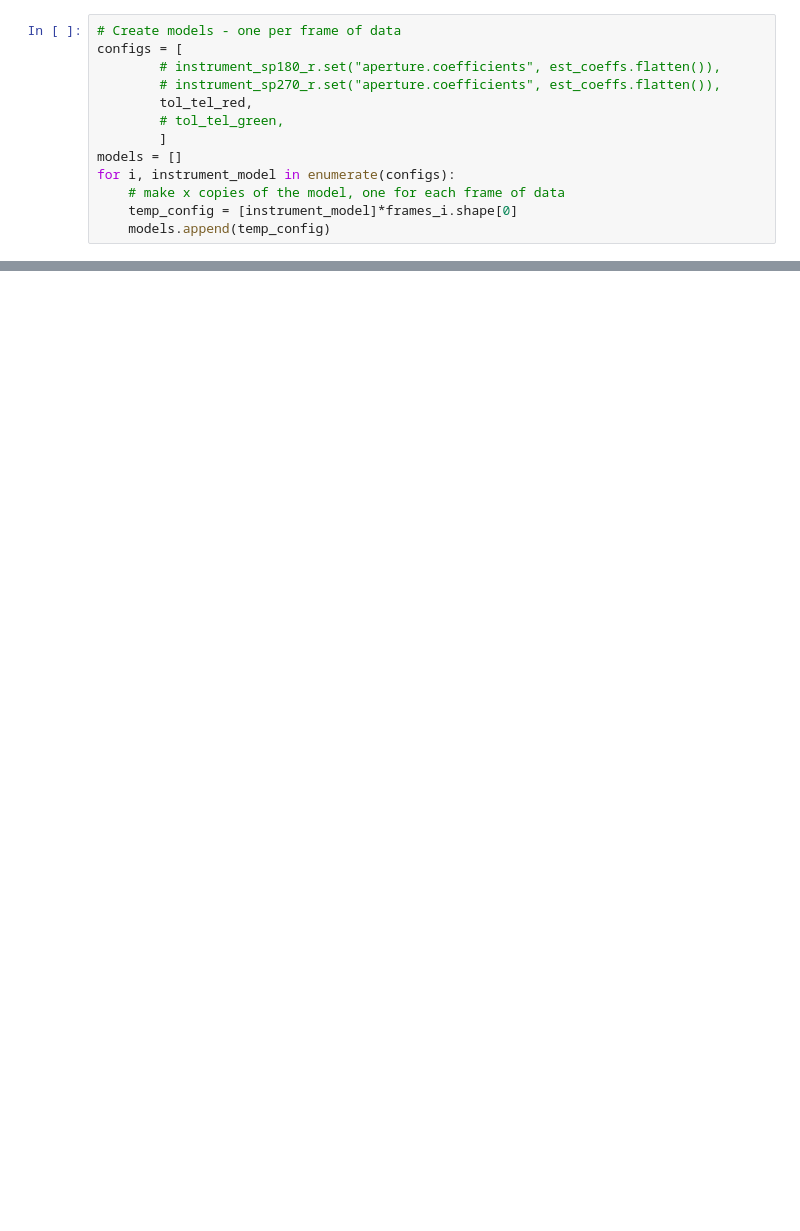
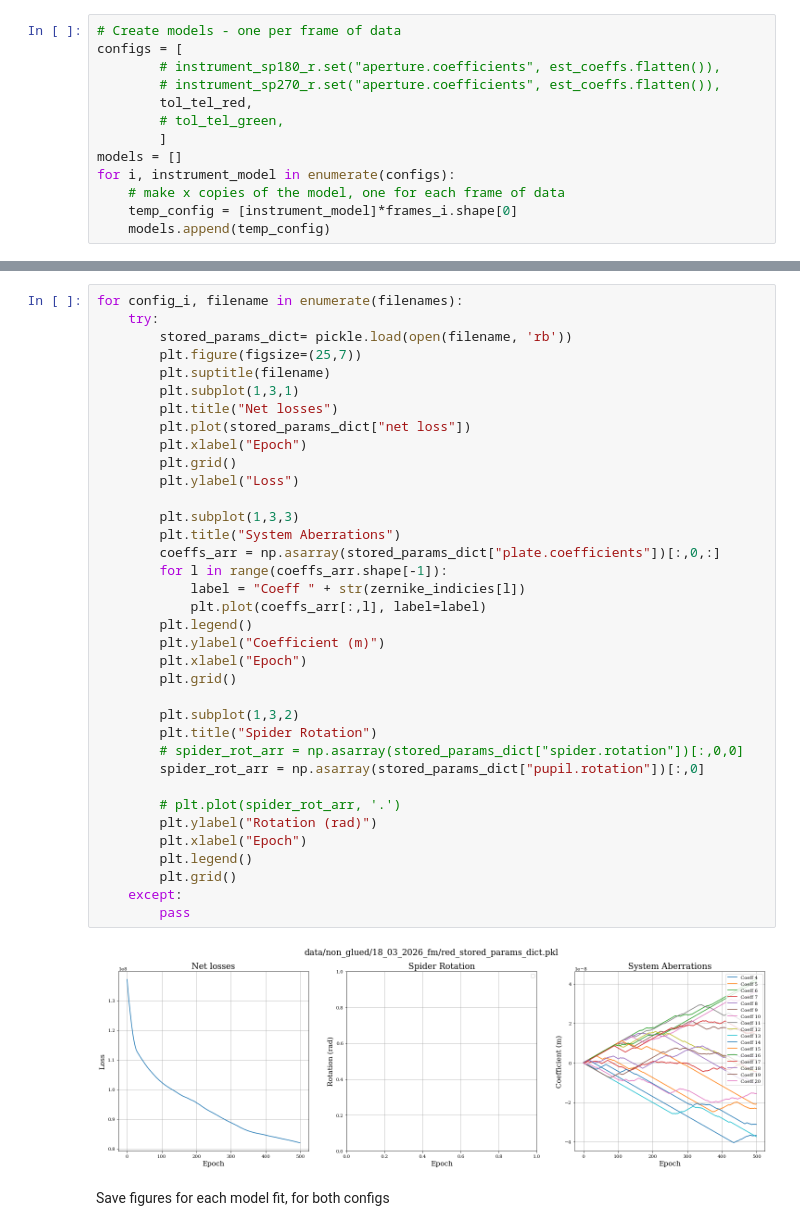
Before and after one commit to TolimanSpace/toliman_dp_design_testing, a Jupyter notebook: Gluing_Characterisation_3_26_fm.ipynb, the cells around one changed output, grey strips where cells are left out. Saved outputs shown, nothing was run; the diff lists cells and outputs as text; blank space fills up the shorter version.

```diff
--- a/Gluing_Characterisation_3_26_fm.ipynb
+++ b/Gluing_Characterisation_3_26_fm.ipynb
@@ -424,0 +443,40 @@ optimisers = [
+# %%
+for config_i, filename in enumerate(filenames):
+    try:
+        stored_params_dict= pickle.load(open(filename, 'rb'))
+        plt.figure(figsize=(25,7))
+        plt.suptitle(filename)
+        plt.subplot(1,3,1)
+        plt.title("Net losses")
+        plt.plot(stored_params_dict["net loss"])
+        plt.xlabel("Epoch")
+        plt.grid()
+        plt.ylabel("Loss")
+
+        plt.subplot(1,3,3)
+        plt.title("System Aberrations")
+        coeffs_arr = np.asarray(stored_params_dict["plate.coefficients"])[:,0,:]
+        for l in range(coeffs_arr.shape[-1]):
+            label = "Coeff " + str(zernike_indicies[l])
+            plt.plot(coeffs_arr[:,l], label=label)
+        plt.legend()
+        plt.ylabel("Coefficient (m)")
+        plt.xlabel("Epoch")
+        plt.grid()
+
+        plt.subplot(1,3,2)
+        plt.title("Spider Rotation")
+        # spider_rot_arr = np.asarray(stored_params_dict["spider.rotation"])[:,0,0]
+        spider_rot_arr = np.asarray(stored_params_dict["pupil.rotation"])[:,0]
+
+        # plt.plot(spider_rot_arr, '.')
+        plt.ylabel("Rotation (rad)")
+        plt.xlabel("Epoch")
+        plt.legend()
+        plt.grid()
+    except:
+        pass
+# %% [output]
+[figure, added]
+# %% [markdown]
+Save figures for each model fit, for both configs
```
Also changed, not shown: parts of 12 cells of this notebook.
